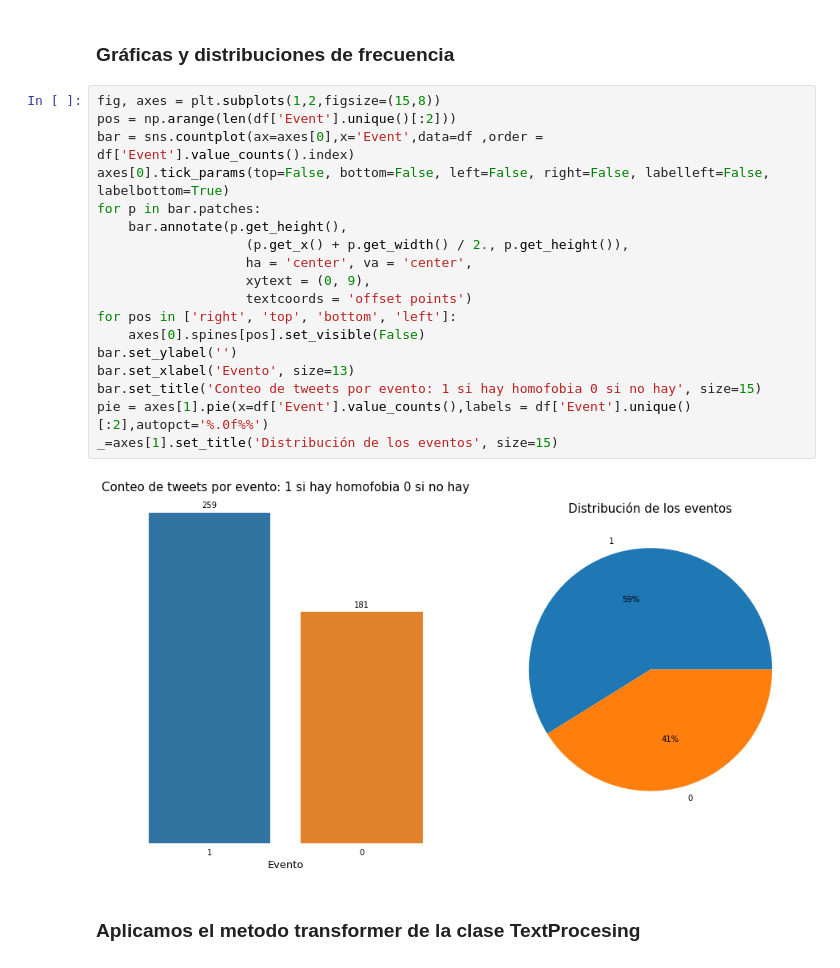
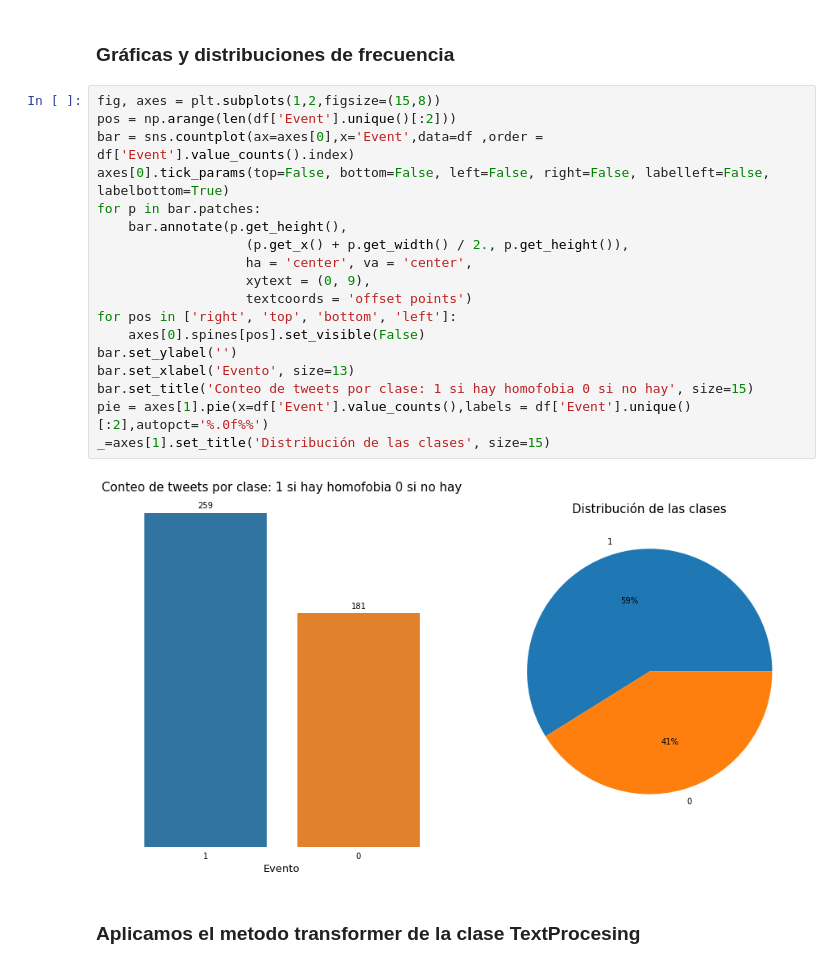
Before and after one commit to Tr3you/Homofobia_clasificador, a Jupyter notebook: main.ipynb, the cells around one changed output. Drawn from its saved outputs; the diff is of its cells as text.

Commit message:
fixed_plot

```diff
--- a/main.ipynb
+++ b/main.ipynb
@@ -83,23 +83,23 @@ Name: Event, dtype: object
 # %%
 fig, axes = plt.subplots(1,2,figsize=(15,8))
 pos = np.arange(len(df['Event'].unique()[:2]))
 bar = sns.countplot(ax=axes[0],x='Event',data=df ,order = df['Event'].value_counts().index)
 axes[0].tick_params(top=False, bottom=False, left=False, right=False, labelleft=False, labelbottom=True)
 for p in bar.patches:
     bar.annotate(p.get_height(),
                    (p.get_x() + p.get_width() / 2., p.get_height()),
                    ha = 'center', va = 'center',
                    xytext = (0, 9),
                    textcoords = 'offset points')
 for pos in ['right', 'top', 'bottom', 'left']:
     axes[0].spines[pos].set_visible(False)
 bar.set_ylabel('')
 bar.set_xlabel('Evento', size=13)
-bar.set_title('Conteo de tweets por evento: 1 si hay homofobia 0 si no hay', size=15)
+bar.set_title('Conteo de tweets por clase: 1 si hay homofobia 0 si no hay', size=15)
 pie = axes[1].pie(x=df['Event'].value_counts(),labels = df['Event'].unique()[:2],autopct='%.0f%%')
-_=axes[1].set_title('Distribución de los eventos', size=15)
+_=axes[1].set_title('Distribución de las clases', size=15)
 # %% [output]
-[figure, old version]
+[figure, new version]
 # %% [markdown]
 ### Aplicamos el metodo transformer de la clase TextProcesing
 # %%
```
